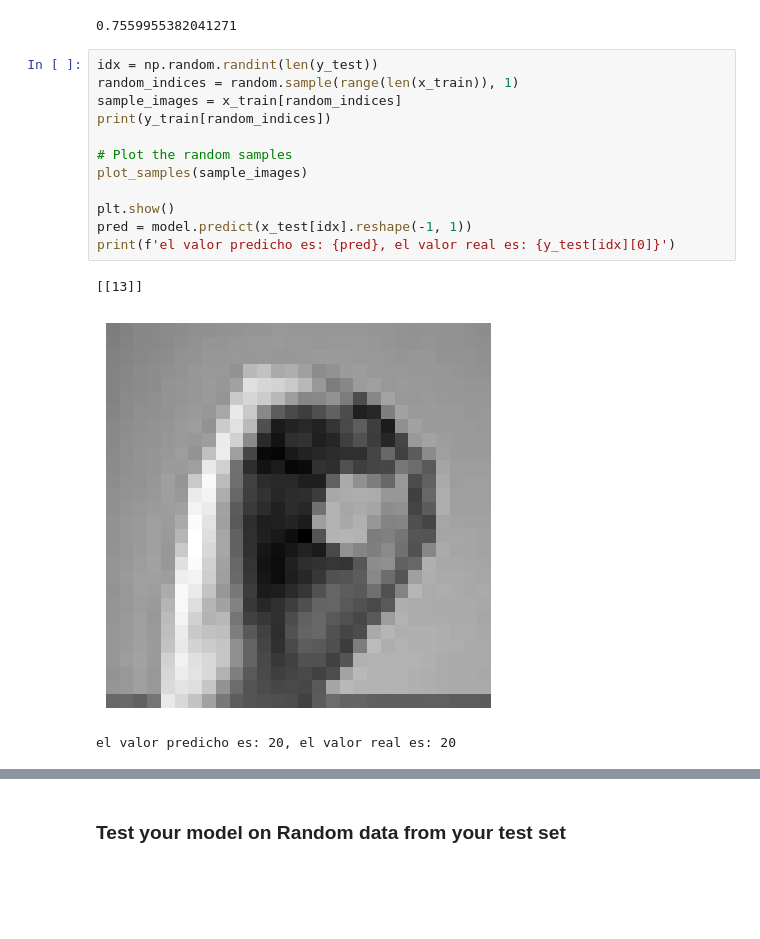
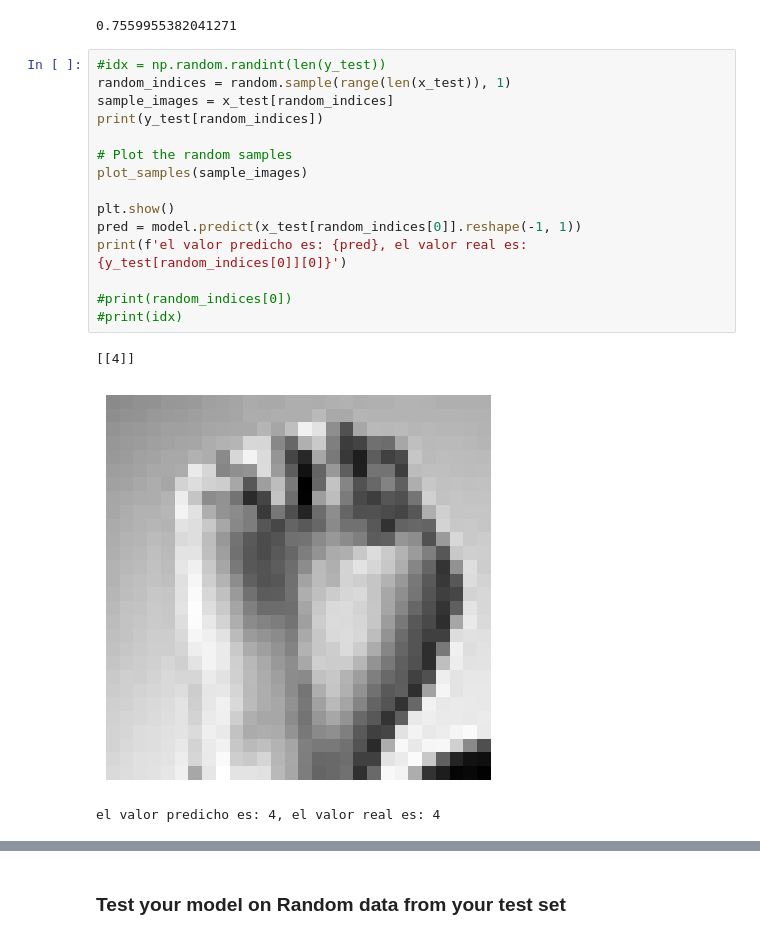
Before and after one commit to andreac941/tutorials, a Jupyter notebook: A1b_DL_TC5033_AD2023_andrea_.ipynb, the cells around one changed output, grey strips where cells are left out. Cells and saved outputs as stored; diff of their text form; blank space fills up the shorter version.

```diff
--- a/A1b_DL_TC5033_AD2023_andrea_.ipynb
+++ b/A1b_DL_TC5033_AD2023_andrea_.ipynb
@@ -493,18 +499,21 @@ print(accuracy(x_test, y_test, mb_size))
 # %% [output]
 0.7559955382041271
 # %%
-idx = np.random.randint(len(y_test))
-random_indices = random.sample(range(len(x_train)), 1)
-sample_images = x_train[random_indices]
-print(y_train[random_indices])
+#idx = np.random.randint(len(y_test))
+random_indices = random.sample(range(len(x_test)), 1)
+sample_images = x_test[random_indices]
+print(y_test[random_indices])
 
 # Plot the random samples
 plot_samples(sample_images)
 
 plt.show()
-pred = model.predict(x_test[idx].reshape(-1, 1))
-print(f'el valor predicho es: {pred}, el valor real es: {y_test[idx][0]}')
+pred = model.predict(x_test[random_indices[0]].reshape(-1, 1))
+print(f'el valor predicho es: {pred}, el valor real es: {y_test[random_indices[0]][0]}')
+
+#print(random_indices[0])
+#print(idx)
 # %% [output]
-[[13]]
+[[4]]
-[figure, old version]
+[figure, new version]
-el valor predicho es: 20, el valor real es: 20
+el valor predicho es: 4, el valor real es: 4
```
Also changed, not shown: parts of 6 cells of this notebook.
